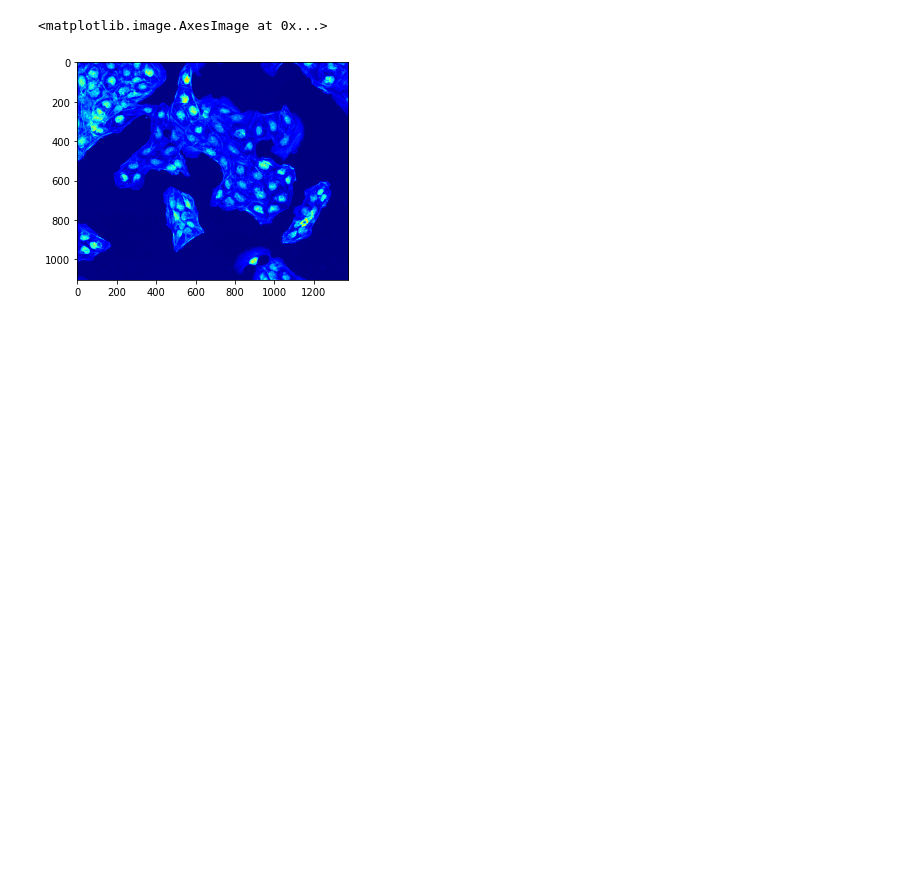
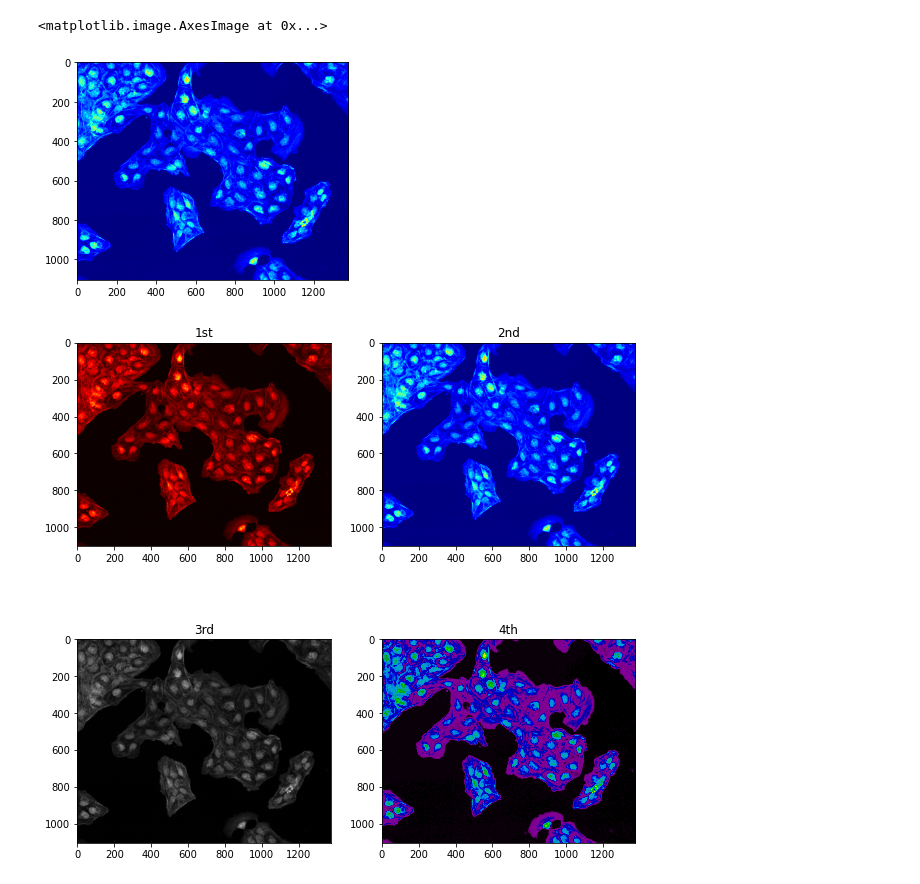
Before and after one commit to TUCchkul/cv-data-processing, a Jupyter notebook: research_env/Viewing Image.ipynb, the cells around one changed output. Drawn from its saved outputs; the diff is of its cells as text; code cells hidden in the pictures; blank space fills up the shorter version.

Commit message:
update viewing image

```diff
--- a/research_env/Viewing Image.ipynb
+++ b/research_env/Viewing Image.ipynb
@@ -31,3 +31,25 @@ plt.imshow(img_gray, cmap="jet")
 # %% [output]
 <matplotlib.image.AxesImage at 0x...>
 [figure]
+# %%
+#Multiple plots using pyplot
+fig = plt.figure(figsize=(10, 10))
+
+ax1 = fig.add_subplot(2,2,1)
+ax1.imshow(img_gray, cmap='hot')
+ax1.title.set_text('1st')
+
+ax2 = fig.add_subplot(2,2,2)
+ax2.imshow(img_gray, cmap='jet')
+ax2.title.set_text('2nd')
+
+ax3 = fig.add_subplot(2,2,3)
+ax3.imshow(img_gray, cmap='gray')
+ax3.title.set_text('3rd')
+
+ax4 = fig.add_subplot(2,2,4)
+ax4.imshow(img_gray, cmap='nipy_spectral')
+ax4.title.set_text('4th')
+plt.show()
+# %% [output]
+[figure, added]
```
Also changed, not shown: parts of 1 cell of this notebook.
